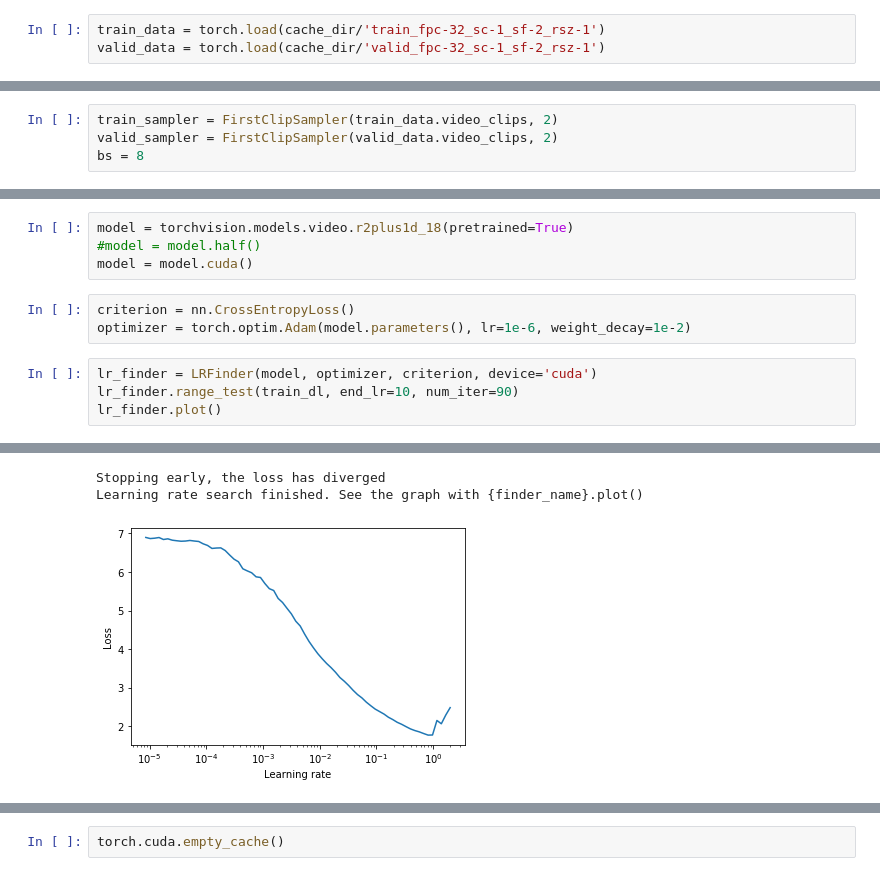
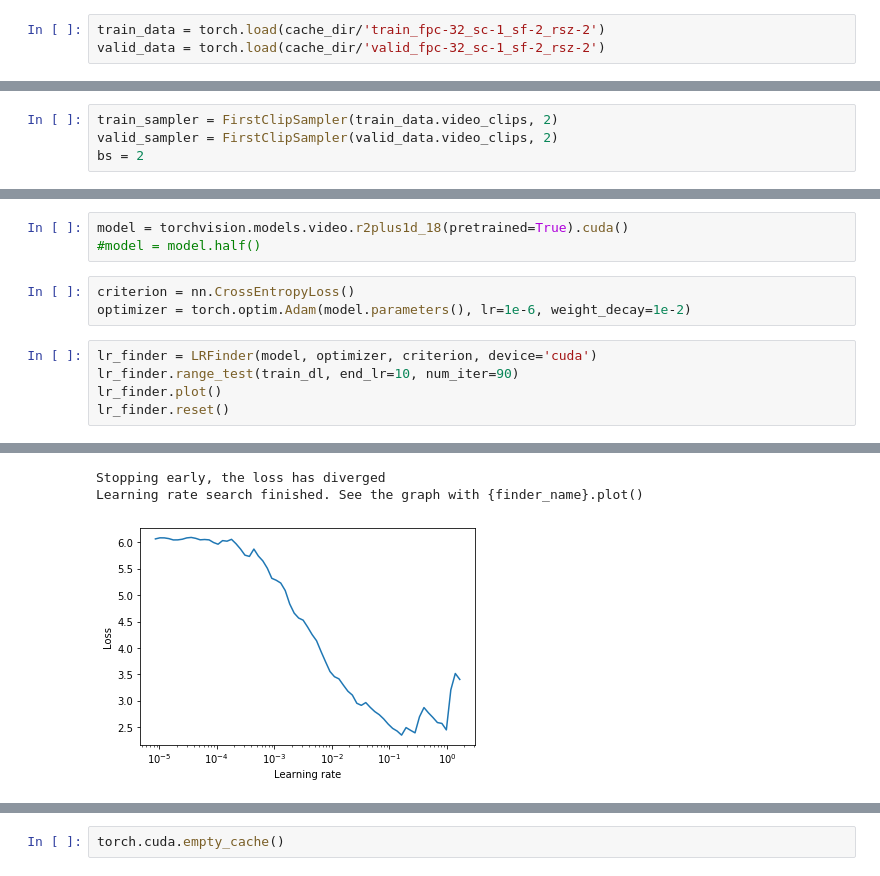
Before and after one commit to rsomani95/video-classification, a Jupyter notebook: notebooks/05_training.ipynb, the cells around one changed output, grey strips where cells are left out. Drawn from its saved outputs; the diff is of its cells as text.

```diff
--- a/notebooks/05_training.ipynb
+++ b/notebooks/05_training.ipynb
@@ -21,4 +21,4 @@ cache_dir.ls()
 # %%
-train_data = torch.load(cache_dir/'train_fpc-32_sc-1_sf-2_rsz-1')
-valid_data = torch.load(cache_dir/'valid_fpc-32_sc-1_sf-2_rsz-1')
+train_data = torch.load(cache_dir/'train_fpc-32_sc-1_sf-2_rsz-2')
+valid_data = torch.load(cache_dir/'valid_fpc-32_sc-1_sf-2_rsz-2')
 # %%
@@ -53,7 +56,7 @@ from torch.utils.data import DataLoader as DataLoader
 # %%
 train_sampler = FirstClipSampler(train_data.video_clips, 2)
 valid_sampler = FirstClipSampler(valid_data.video_clips, 2)
-bs = 8
+bs = 2
 # %%
 def get_dls(train_data, valid_data,
             train_sampler=FirstClipSampler(train_data.video_clips, 2),
@@ -76,21 +79,21 @@ x.shape, y.shape
 # %%
 from torch_lr_finder import LRFinder
 # %%
-model = torchvision.models.video.r2plus1d_18(pretrained=True)
+model = torchvision.models.video.r2plus1d_18(pretrained=True).cuda()
 #model = model.half()
-model = model.cuda()
 # %%
 criterion = nn.CrossEntropyLoss()
 optimizer = torch.optim.Adam(model.parameters(), lr=1e-6, weight_decay=1e-2)
 # %%
 lr_finder = LRFinder(model, optimizer, criterion, device='cuda')
 lr_finder.range_test(train_dl, end_lr=10, num_iter=90)
 lr_finder.plot()
+lr_finder.reset()
 # %% [output]
 [interactive output not drawn]
 Stopping early, the loss has diverged
 Learning rate search finished. See the graph with {finder_name}.plot()
-[figure, old version]
+[figure, new version]
 # %%
 lr_finder = LRFinder(model, optimizer, criterion, device='cuda')
 lr_finder.range_test(train_dl, end_lr=10, num_iter=90)
```
Also changed, not shown: parts of 17 cells of this notebook.
